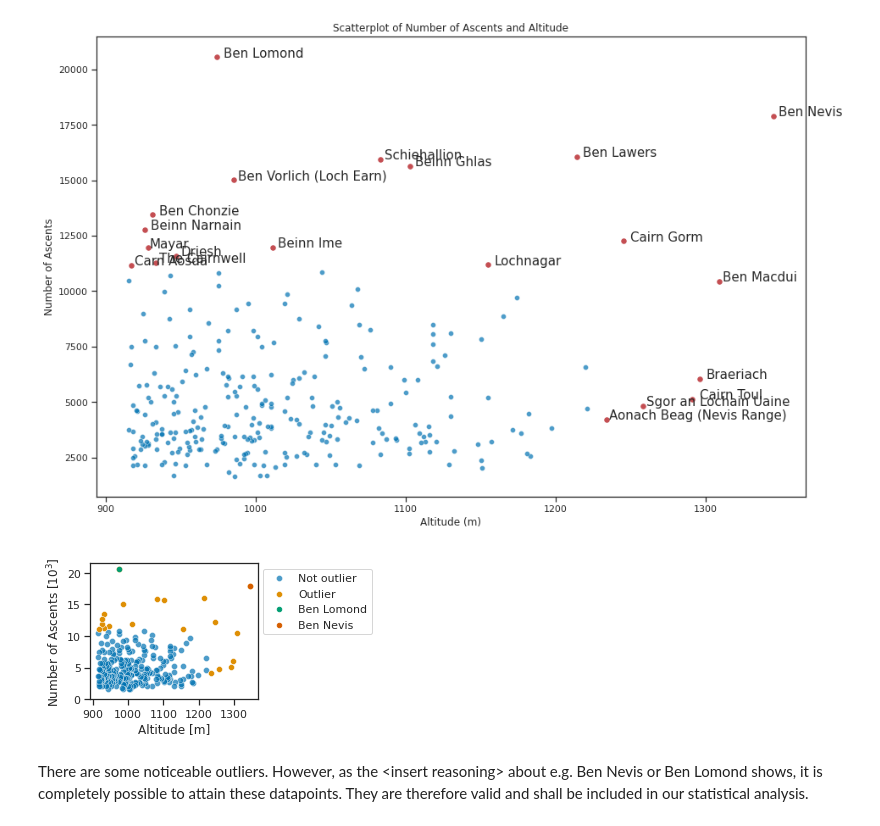
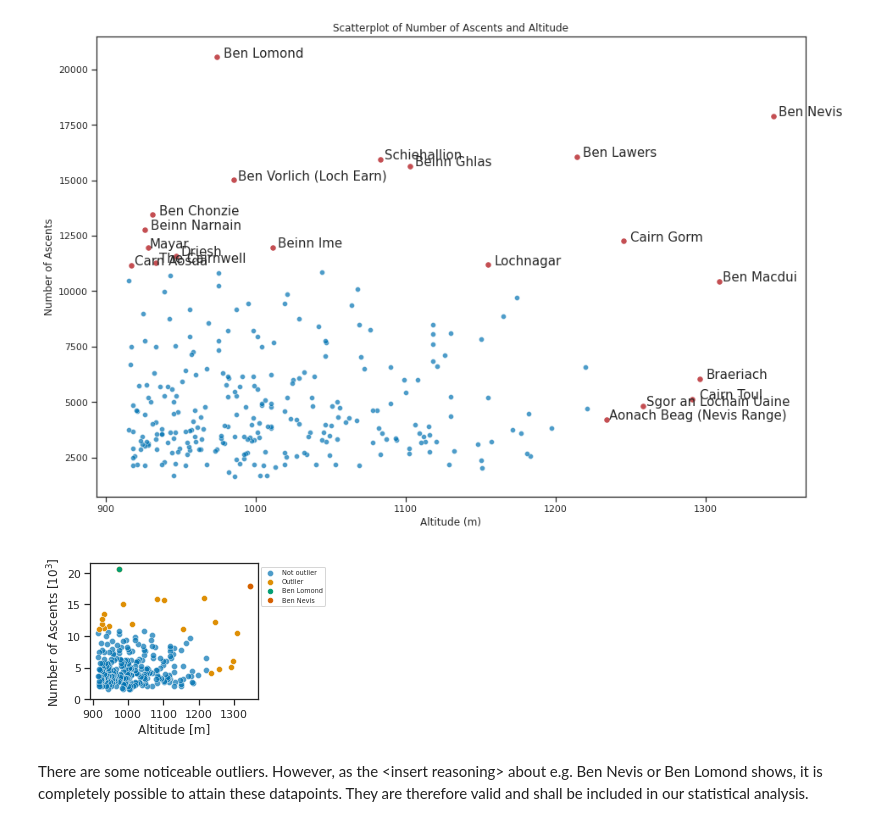
Before and after one commit to filipbalucha/FDS_final_project, a Jupyter notebook: data_analysis.ipynb, the cells around one changed output. Saved outputs shown, nothing was run; the diff lists cells and outputs as text; code cells hidden in the pictures.

Commit message:
fixing large legend

```diff
--- a/data_analysis.ipynb
+++ b/data_analysis.ipynb
@@ -205,26 +205,26 @@ plt.show()
 # %%
 plt.figure(figsize=(3,2.5))
 
 # Plot regular
 sns.scatterplot(x=df_no_outliers['altitude'], y=df_no_outliers['ascent_count']/1000, label='Not outlier', alpha=0.7)
 
 # Plot outliers
 sns.scatterplot(x=df_outliers['altitude'], y=df_outliers['ascent_count']/1000, label='Outlier')
 
 # Plot identified outliers
 for identified_outlier in ['Ben Lomond', 'Ben Nevis']:  # TODO: for Tudor: please add more specific outliers if you notice any, thanks.
     b = munro.loc[munro['name'] == identified_outlier]
     plt.scatter(b['altitude'], b['ascent_count']/1000, label=identified_outlier, s=20)
 
 plt.xlabel('Altitude [m]')
 plt.ylabel('Number of Ascents [$10^3$]')
-legend = plt.legend(loc='upper left', bbox_to_anchor=(1, 1))
+legend = plt.legend(loc='upper left', bbox_to_anchor=(1, 1), prop={ 'size': 6.5 })
 plt.ylim(bottom=0)
 
 plt.savefig("report/scatterplot.pdf", bbox_inches='tight') # set bbox_inches to tight to prevent the legend from being cropped
 plt.show()
 # %% [output]
-[figure, old version]
+[figure, new version]
 # %% [markdown]
 There are some noticeable outliers. However, as the <insert reasoning\> about e.g. Ben Nevis or Ben Lomond shows, it is completely possible to attain these datapoints. They are therefore valid and shall be included in our statistical analysis.
 # %% [markdown]
```
Also changed, not shown: parts of 8 cells of this notebook, 15 other files.
